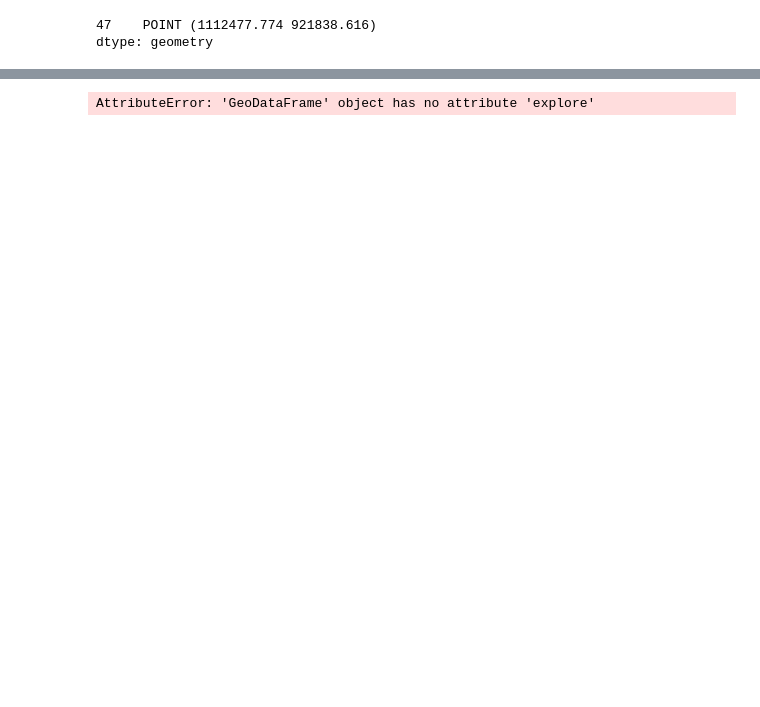
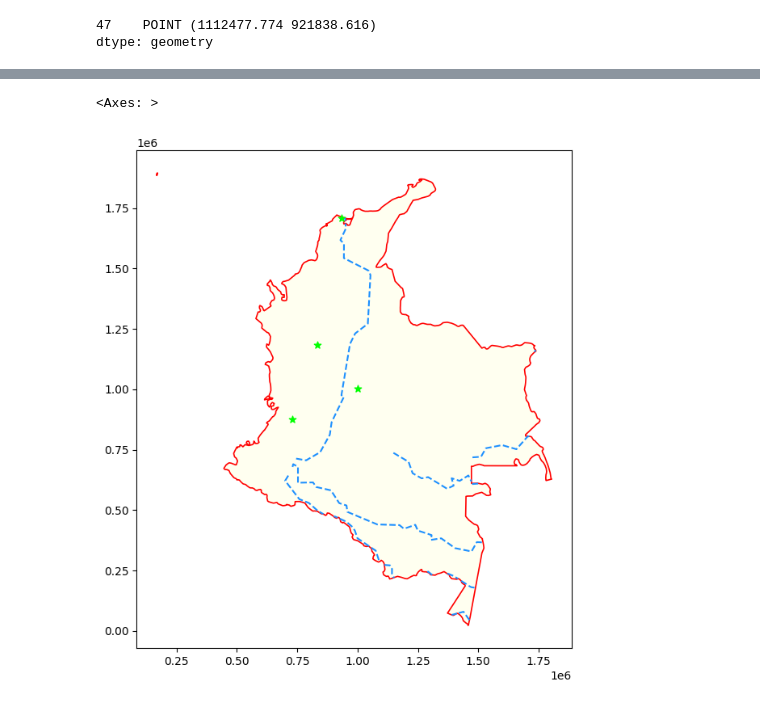
Before and after one commit to ZairaYacsavilca/simpleplot, a Jupyter notebook: Untitled.ipynb, the cells around one changed output, grey strips where cells are left out. Saved outputs shown, nothing was run; the diff lists cells and outputs as text; code cells hidden in the pictures; blank space fills up the shorter version.

```diff
--- a/Untitled.ipynb
+++ b/Untitled.ipynb
@@ -153,3 +133,11 @@ rivers_colombia.plot(edgecolor='dodgerblue', linestyle='dashed', linewidth=1.5,a
+# %%
+#Ahora mostramos todos los mapas
+base = colombia_21897.plot(facecolor='ivory', edgecolor='red', linewidth=1.2,figsize=(10,8))
+cities_21897.plot(marker='*', color='lime', markersize=40,ax=base)
+rivers_21897.plot(edgecolor='dodgerblue', linestyle='dashed', linewidth=1.5,ax=base)
+# %% [output]
+<Axes: >
+[figure, added]
 # %%
 #Ahora verificaremos que todos tengan la misma proyección, para que las capas concuerden con el mapa
 # %%
@@ -158,15 +146,14 @@ colombiaCoord=[4.570868, -74.297333]
 # %%
 #Ahora lo presentaremos de manera interactiva
 #Importaremos folium
-import folium
-m = cities_colombia.explore(location=colombiaCoord,
-                   zoom_start=4,
-                   tiles='CartoDB positron',
+#import folium
+#m = cities_colombia.explore(location=colombiaCoord,
+#                   zoom_start=4,
+
+#    tiles='CartoDB positron',
                    color='deeppink',
                    name="cities")
-m = rivers_colombia.explore(m=m, color="aqua",
+#m = rivers_colombia.explore(m=m, color="aqua",
                    name="rivers")
-folium.LayerControl().add_to(m)
-m
+#folium.LayerControl().add_to(m)
+#m
-# %% [output]
-AttributeError: 'GeoDataFrame' object has no attribute 'explore'
```
Also changed, not shown: parts of 14 cells of this notebook.
